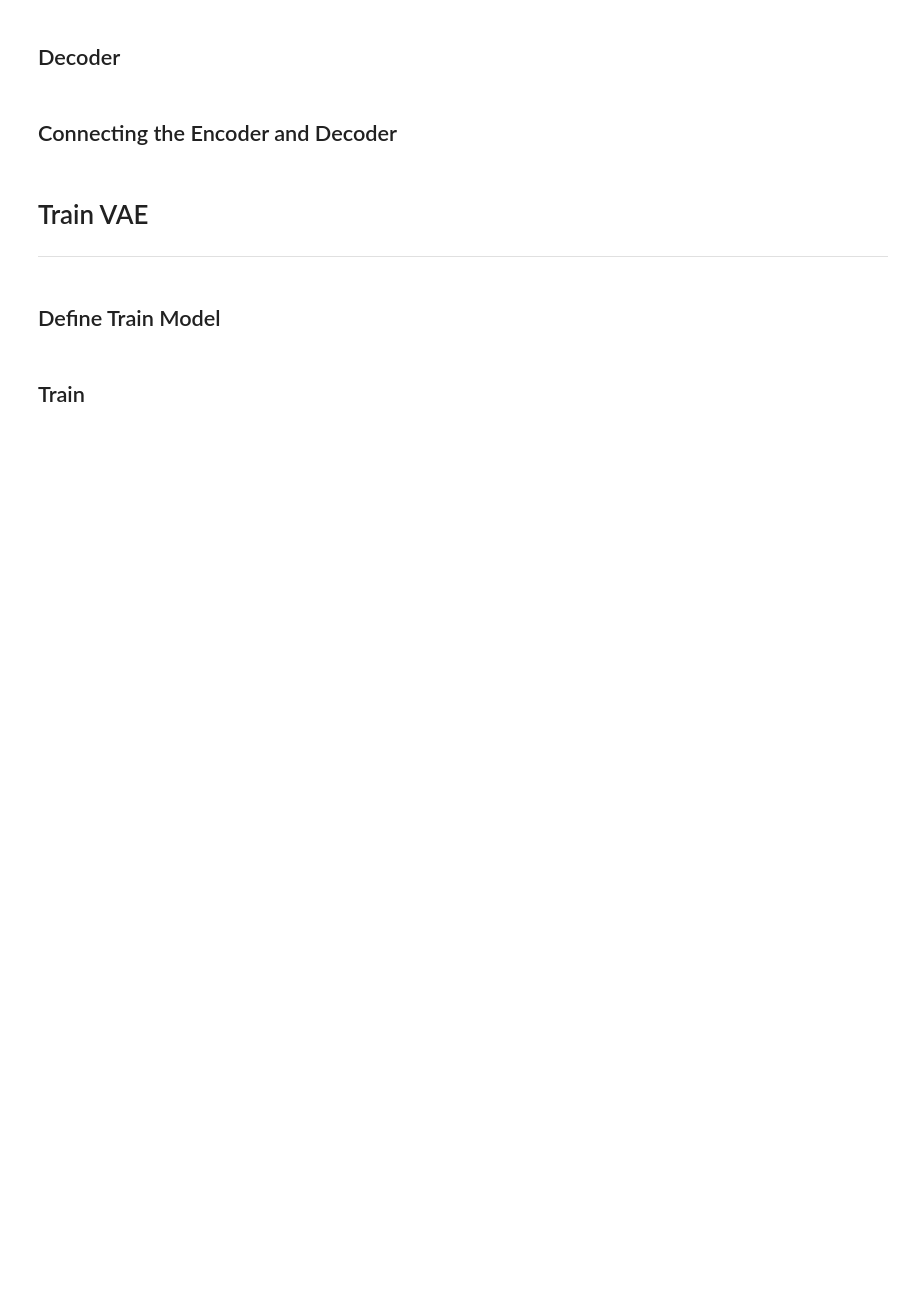
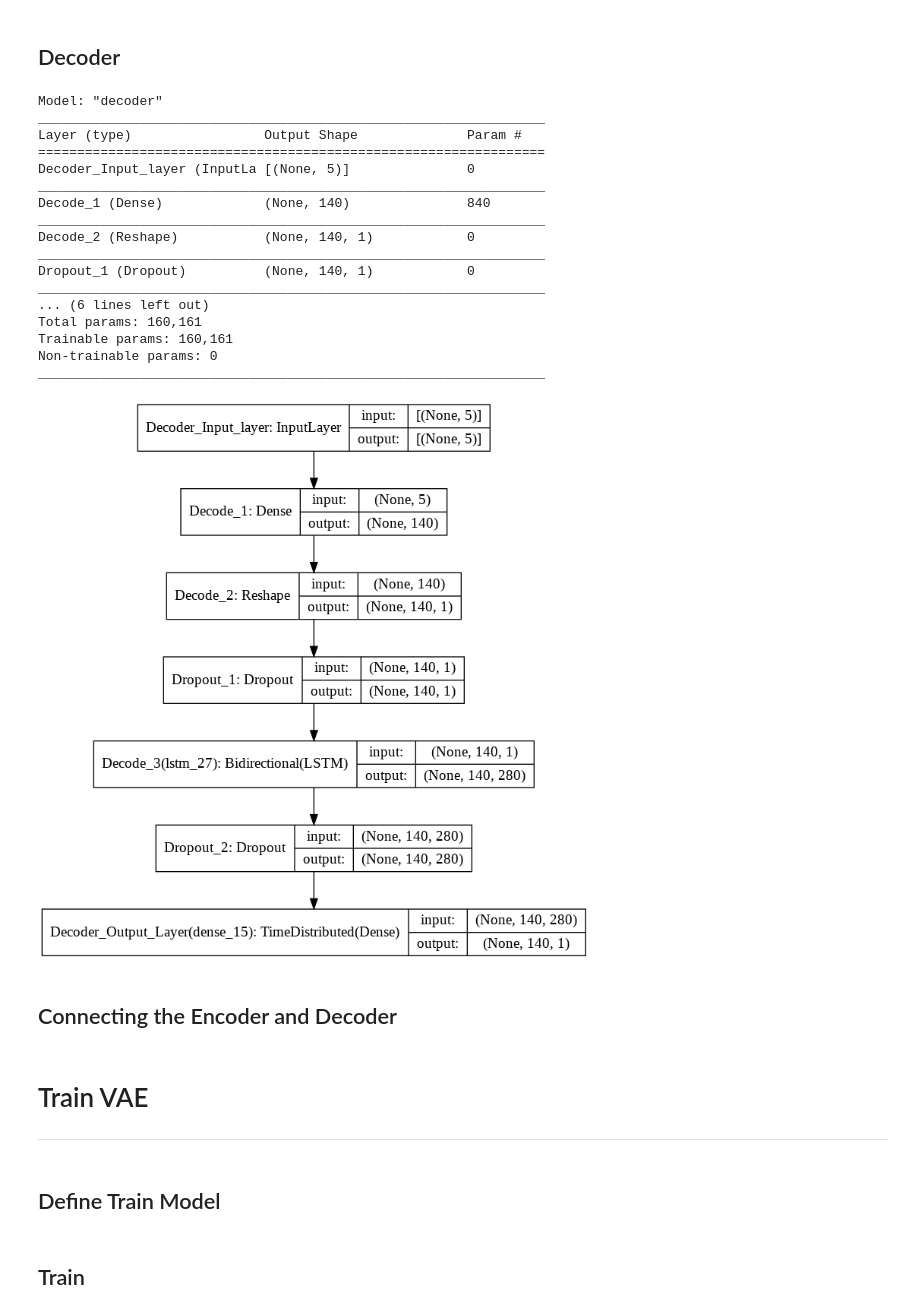
Before and after one commit to nina-prog/sem-data-analysis-VAE, a Jupyter notebook: VAE_v2.0.ipynb, the cells around one changed output. Saved outputs shown, nothing was run; the diff lists cells and outputs as text; code cells hidden in the pictures; blank space fills up the shorter version.

```diff
--- a/VAE_v2.0.ipynb
+++ b/VAE_v2.0.ipynb
@@ -161,22 +186,42 @@ plot_model(encoder, show_shapes=True, to_file='reconstruct_lstm_encoder.png')
 # %%
 ### Define Decoder Layers
 latent_inputs = keras.Input(shape=(latent_dim,), name='Decoder_Input_layer')
 
-decoded = Dense(140, activation='tanh', name='Decode_1')(latent_inputs)
+decoded = Dense(encoding_dim, activation='tanh', name='Decode_1')(latent_inputs)
 decoded = Reshape((140,1), name='Decode_2')(decoded)
 decoded = Dropout(drop_out_rate, name='Dropout_1')(decoded)
-decoded = Bidirectional(LSTM(encoding_dim, return_sequences=True, activation='tanh', name=''), name='Decode_3')(decoded)
+decoded = Bidirectional(LSTM(encoding_dim, activation='tanh',return_sequences=True, name=''), name='Decode_3')(decoded)
 decoded = Dropout(drop_out_rate, name='Dropout_2')(decoded)
+
 
 decoder_outputs = TimeDistributed(Dense(1, activation='tanh', name=''),name='Decoder_Output_Layer')(decoded)
 
 ### Build Decoder
 decoder = keras.Model(latent_inputs, decoder_outputs, name="decoder")
 decoder.summary()
 # configure decoder for training
 decoder.compile(optimizer='adam', loss='mean_squared_error')
 
 plot_model(decoder, show_shapes=True, to_file='reconstruct_lstm_decoder.png')
+# %% [output]
+Model: "decoder"
+_________________________________________________________________
+Layer (type)                 Output Shape              Param #
+=================================================================
+Decoder_Input_layer (InputLa [(None, 5)]               0
+_________________________________________________________________
+Decode_1 (Dense)             (None, 140)               840
+_________________________________________________________________
+Decode_2 (Reshape)           (None, 140, 1)            0
+_________________________________________________________________
+Dropout_1 (Dropout)          (None, 140, 1)            0
+_________________________________________________________________
+... (6 lines left out)
+Total params: 160,161
+Trainable params: 160,161
+Non-trainable params: 0
+_________________________________________________________________
+[figure, added]
 # %% [markdown]
 ## Connecting the Encoder and Decoder
 # %%
```
Also changed, not shown: parts of 17 cells of this notebook.
